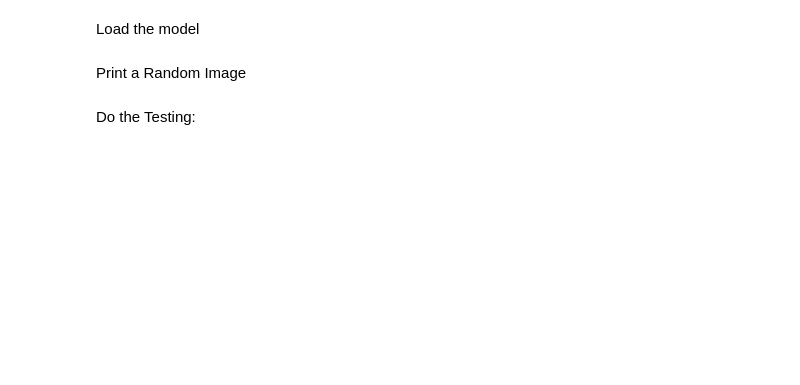
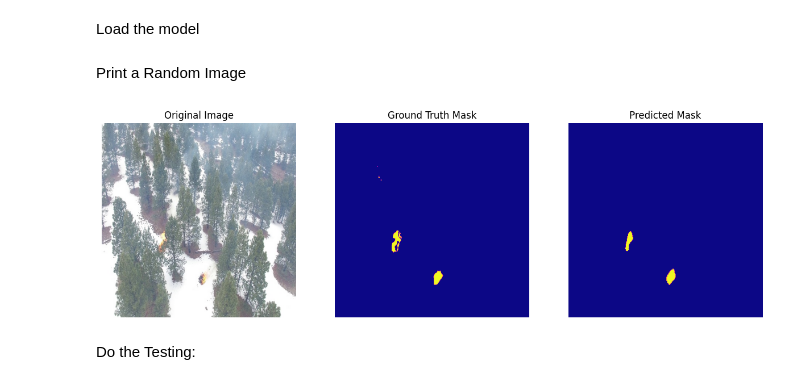
Before and after one commit to zemendes1/FLAME_SCOUT, a Jupyter notebook: Segmentation/FLAME_SCOUT_seg.ipynb, the cells around one changed output. Cells and saved outputs as stored; diff of their text form; code cells hidden in the pictures; blank space fills up the shorter version.

```diff
--- a/Segmentation/FLAME_SCOUT_seg.ipynb
+++ b/Segmentation/FLAME_SCOUT_seg.ipynb
@@ -272,11 +269,10 @@ class UNet(nn.Module):
         self.retain_dim = retain_dim
         self.out_sz = out_sz
 
-        self.sigmoid = nn.Sigmoid()
-
     def forward(self, x):
         enc_ftrs = self.encoder(x)
         out = self.decoder(enc_ftrs[::-1][0], enc_ftrs[::-1][1:])
+
         out = self.head(out)
 
         if self.retain_dim:
@@ -333,7 +329,6 @@ def train(model, train_loader, val_loader, num_epochs, lr, device):
             training_loss += loss.item()
 
         average_loss = training_loss / len(train_loader)
-        run["training/loss"].log(average_loss)
 
         # Save the model after training 1 epoch
         torch.save(model.state_dict(), "pytorch_model_{}.pth".format(epoch+1))
@@ -350,7 +345,6 @@ def train(model, train_loader, val_loader, num_epochs, lr, device):
                 val_loss += criterion(val_outputs.squeeze(dim=1), val_masks.float().squeeze(dim=1)).item()
 
             average_val_loss = val_loss / len(val_loader)
-            run["validation/loss"].log(average_val_loss)
 
             # Calculate Elapsed Time
             epoch_end_time = time.time()  # Record the end time of the epoch
@@ -371,9 +365,6 @@ def train(model, train_loader, val_loader, num_epochs, lr, device):
     print("Training complete.")
 
 device = torch.device("cuda" if torch.cuda.is_available() else "cpu")
-# Move the model to the device
-model = nn.DataParallel(model)
-model = model.to(device)
 
-train(model, train_loader, val_loader, num_epochs=30, lr=0.001, device=device)
+train(model, train_loader, val_loader, num_epochs=60, lr=0.001, device=device)
 # %% [output]
@@ -381,7 +378,7 @@ KeyboardInterrupt:
 # %% [markdown]
 Load the model
 # %%
-model_path = "pytorch_model_30.pth"
+model_path = "pytorch_model_1.pth"
 if model_path in files :
             # Load the model
             model = UNet()
@@ -402,8 +399,10 @@ Print a Random Image
 # %%
 import matplotlib.pyplot as plt
 import torchvision.transforms.functional as TF
-
+torch.set_printoptions(threshold = 5000000)
 def visualize_random_prediction(model, test_loader, device):
+  # Move the model to the device
+    model = model.to(device)
     model.eval()
 
     # Choose a random index from the test set
@@ -416,33 +415,37 @@ def visualize_random_prediction(model, test_loader, device):
 
         # Make a prediction
         prediction = torch.sigmoid(model(random_image)).cpu().numpy()
 
     # Convert PyTorch tensors to numpy arrays
     random_image_np = TF.to_pil_image(random_image.squeeze())
     random_mask_np = TF.to_pil_image(random_mask.squeeze())
-    prediction_np = TF.to_pil_image(torch.tensor(prediction.squeeze()))
+    tensor =  torch.tensor(prediction.squeeze())
+    prediction_np = TF.to_pil_image(torch.where(tensor > 0.45, 1.0, 0.0))
+
 
     # Display the images
     plt.figure(figsize=(15, 5))
 
     plt.subplot(1, 3, 1)
     plt.imshow(random_image_np)
     plt.title("Original Image")
     plt.axis("off")
 
     plt.subplot(1, 3, 2)
     plt.imshow(random_mask_np, cmap='plasma')
     plt.title("Ground Truth Mask")
     plt.axis("off")
 
     plt.subplot(1, 3, 3)
     plt.imshow(prediction_np, cmap='plasma')
     plt.title("Predicted Mask")
     plt.axis("off")
 
     plt.show()
 
 # Example usage
 visualize_random_prediction(model, train_loader, device)
+# %% [output]
+[figure, added]
 # %% [markdown]
 Do the Testing:
```
Also changed, not shown: parts of 9 cells of this notebook.
